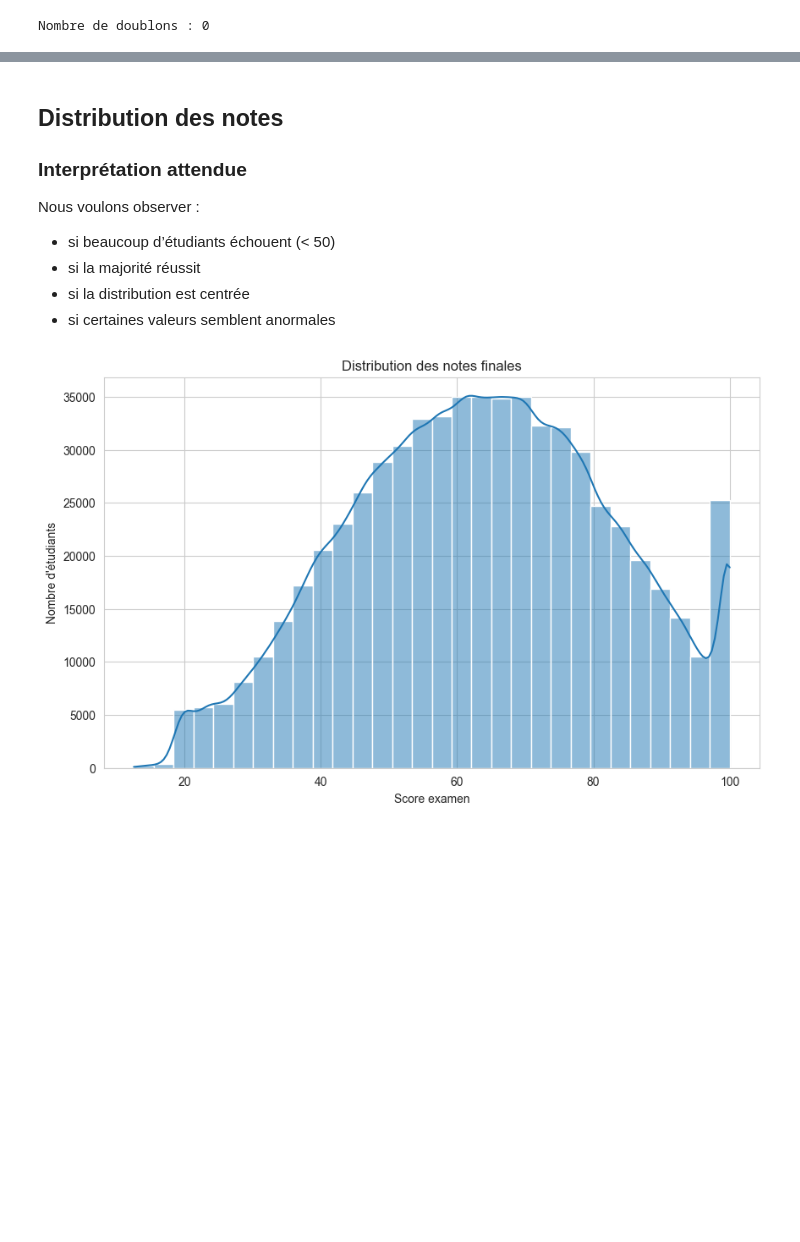
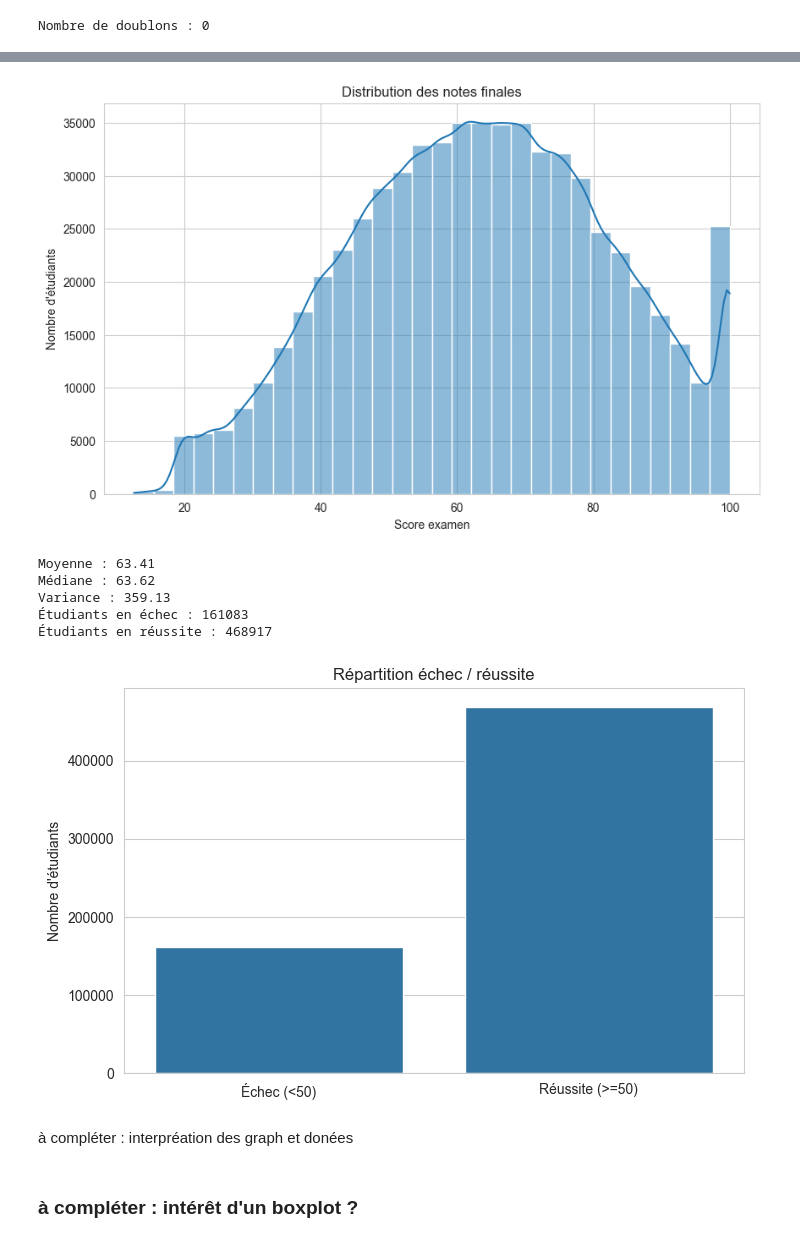
Before and after one commit to Valatras/AI_master1_Smart_school, a Jupyter notebook: projects/Smart_School/failure_prediction/failure_prediction.ipynb, the cells around one changed output, grey strips where cells are left out. Drawn from its saved outputs; the diff is of its cells as text; code cells hidden in the pictures; blank space fills up the shorter version.

Commit message:
creating base graphs of the situation

```diff
--- a/projects/Smart_School/failure_prediction/failure_prediction.ipynb
+++ b/projects/Smart_School/failure_prediction/failure_prediction.ipynb
@@ -246,27 +142,56 @@ Cette visualisation aide donc directement à relier le projet au besoin de l’
-# %% [markdown]
-
-## Distribution des notes
-
-### Interprétation attendue
-
-Nous voulons observer :
-
-- si beaucoup d’étudiants échouent (< 50)
-- si la majorité réussit
-- si la distribution est centrée
-- si certaines valeurs semblent anormales
 # %%
 plt.figure(figsize=(10, 6))
 
 sns.histplot(df["score_examen"], bins=30, kde=True)
 
 plt.title("Distribution des notes finales")
 plt.xlabel("Score examen")
 plt.ylabel("Nombre d'étudiants")
 
 plt.show()
+
+
+# on peut déjà récupérer les valeurs médianes aussi :
+mean_score = df["score_examen"].mean()
+median_score = df["score_examen"].median()
+variance_score = df["score_examen"].var()
+
+print(f"Moyenne : {mean_score:.2f}")
+print(f"Médiane : {median_score:.2f}")
+print(f"Variance : {variance_score:.2f}")
+
+
+# étudiants en échec : score_examen < 50
+
+fail_count = (df["score_examen"] < 50).sum()
+success_count = (df["score_examen"] >= 50).sum()
+
+print("Étudiants en échec :", fail_count)
+print("Étudiants en réussite :", success_count)
+
+labels = ["Échec (<50)", "Réussite (>=50)"]
+values = [fail_count, success_count]
+
+plt.figure(figsize=(8, 5))
+
+sns.barplot(x=labels, y=values)
+
+plt.title("Répartition échec / réussite")
+plt.ylabel("Nombre d'étudiants")
+
+plt.show()
 # %% [output]
 [figure]
+Moyenne : 63.41
+Médiane : 63.62
+Variance : 359.13
+Étudiants en échec : 161083
+Étudiants en réussite : 468917
+[figure, added]
+# %% [markdown]
+à compléter : interpréation des graph et donées
+# %% [markdown]
+### à compléter : intérêt d'un boxplot ?
 # %%
 plt.figure(figsize=(8, 5))
 
```
Also changed, not shown: parts of 5 cells of this notebook.
